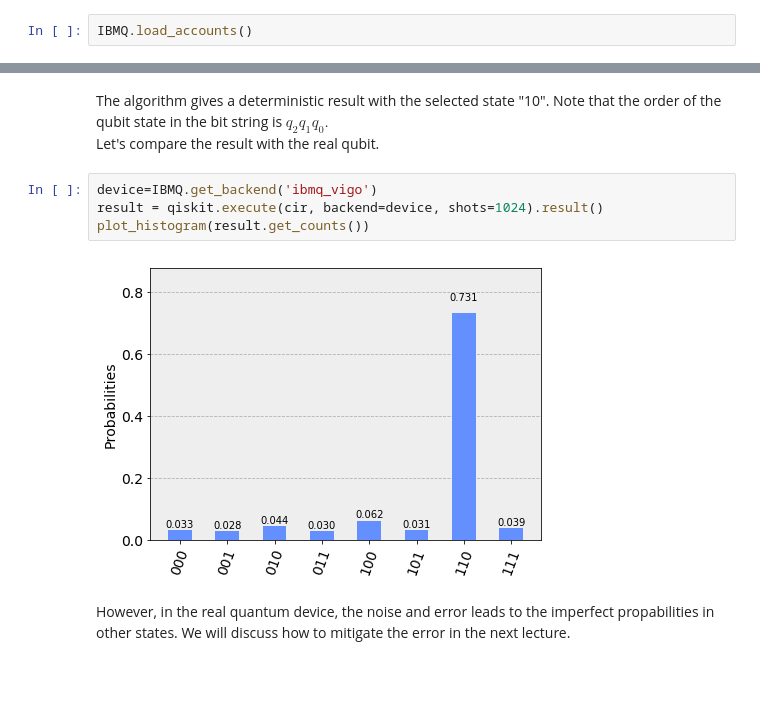
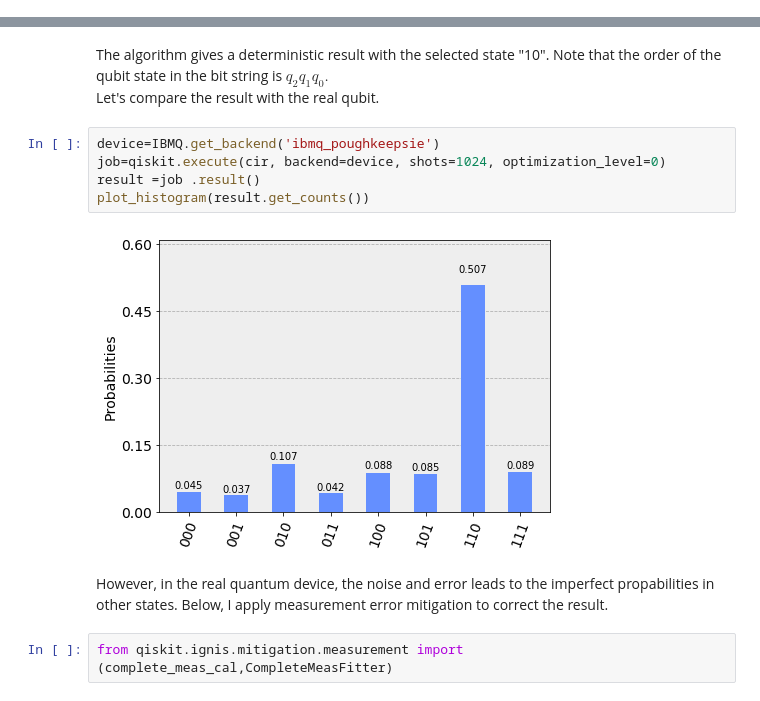
Before and after one commit to hchsu/quantumcomp, a Jupyter notebook: GroverSearch.ipynb, the cells around one changed output, grey strips where cells are left out. Drawn from its saved outputs; the diff is of its cells as text.

Commit message:
[Grover]meas err mitigate

```diff
--- a/GroverSearch.ipynb
+++ b/GroverSearch.ipynb
@@ -7,5 +8,3 @@ from qiskit.visualization import plot_histogram
-# %%
-IBMQ.load_accounts()
 # %%
 IBMQ.backends()
 # %% [output]
@@ -63,10 +67,13 @@ plot_histogram(result.get_counts())
 The algorithm gives a deterministic result with the selected state "10". Note that the order of the qubit state in the bit string is $q_2q_1q_0.$
 Let's compare the result with the real qubit.
 # %%
-device=IBMQ.get_backend('ibmq_vigo')
-result = qiskit.execute(cir, backend=device, shots=1024).result()
+device=IBMQ.get_backend('ibmq_poughkeepsie')
+job=qiskit.execute(cir, backend=device, shots=1024, optimization_level=0)
+result =job .result()
 plot_histogram(result.get_counts())
 # %% [output]
-[figure, old version]
+[figure, new version]
 # %% [markdown]
-However, in the real quantum device, the noise and error leads to the imperfect propabilities in other states. We will discuss how to mitigate the error in the next lecture.
+However, in the real quantum device, the noise and error leads to the imperfect propabilities in other states. Below, I apply measurement error mitigation to correct the result.
+# %%
+from qiskit.ignis.mitigation.measurement import (complete_meas_cal,CompleteMeasFitter)
```
Also changed, not shown: parts of 7 cells of this notebook.
